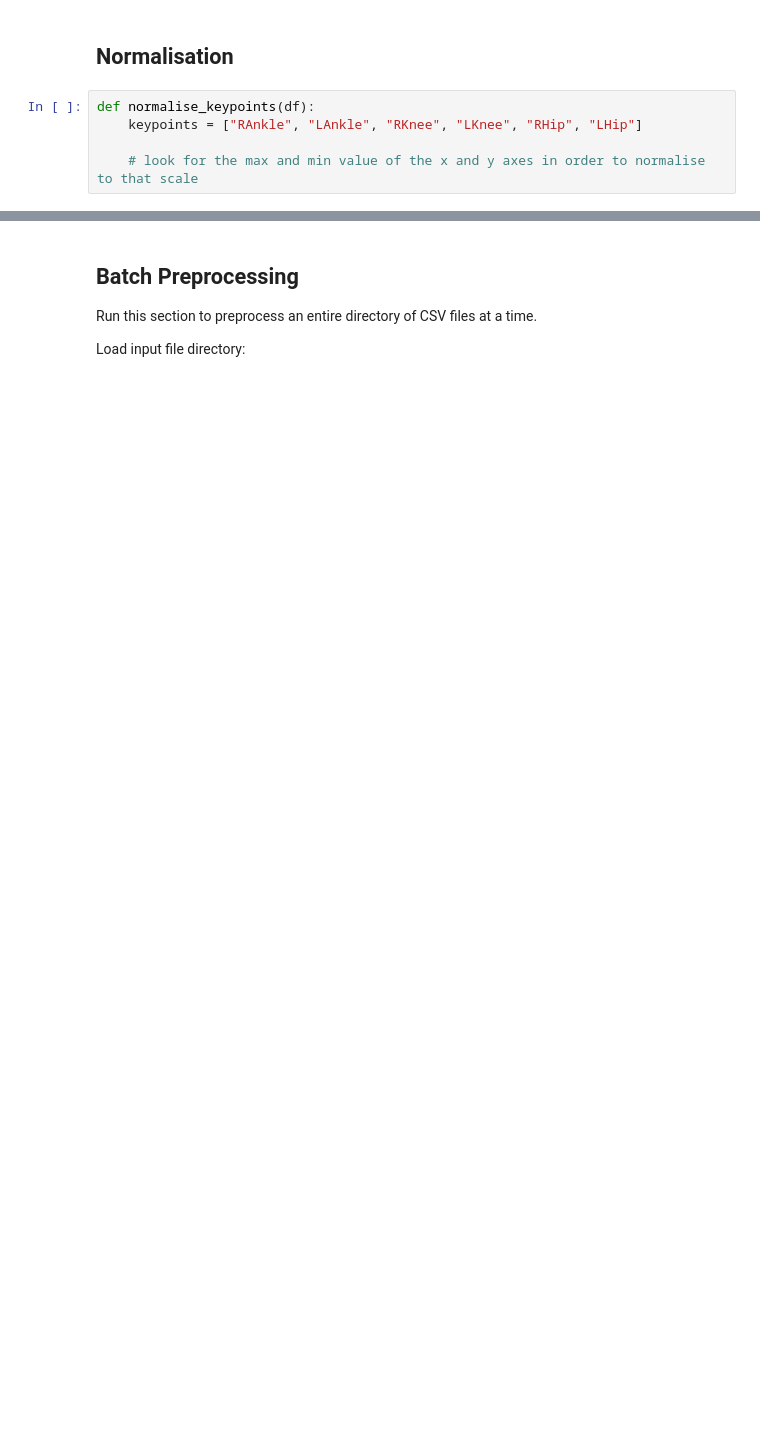
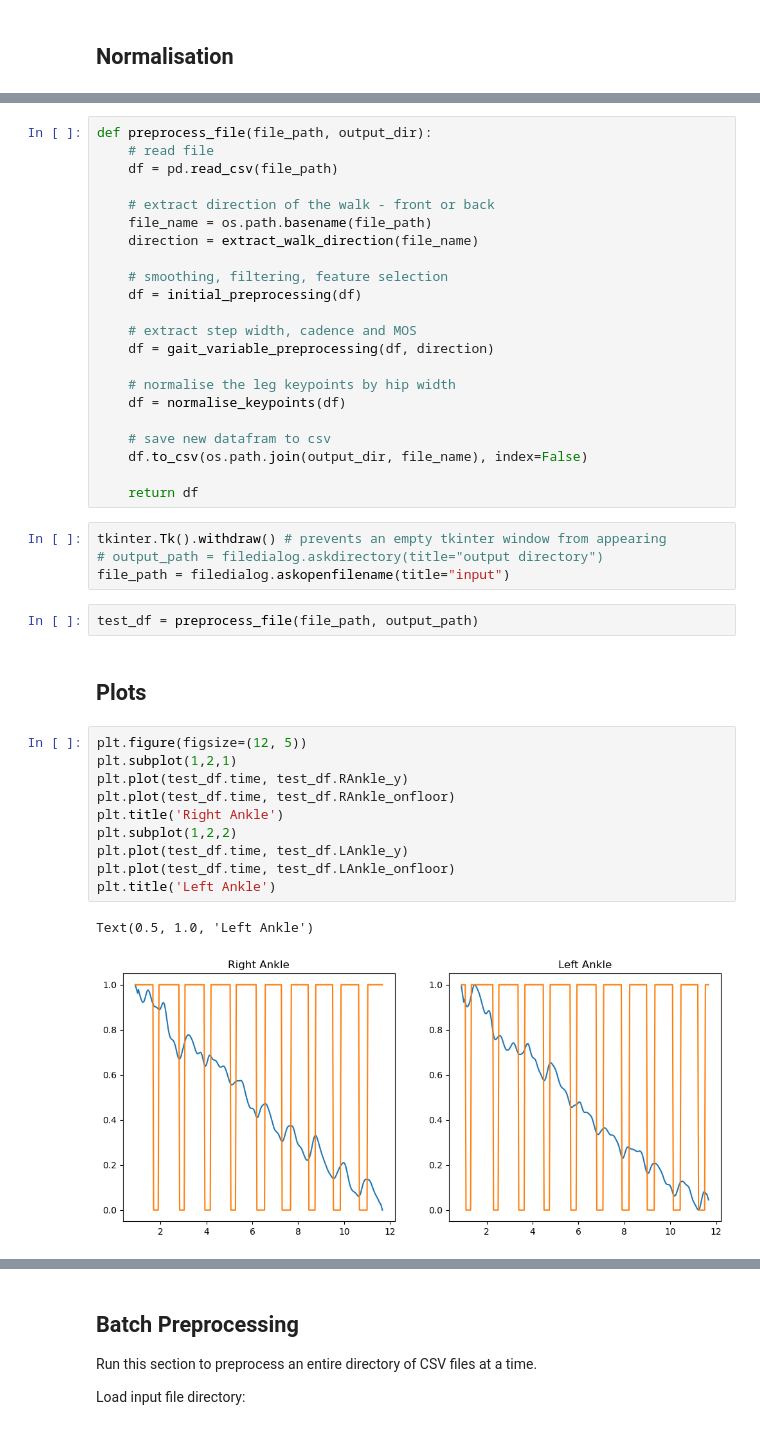
Before and after one commit to GalJackson/Gait-Classification, a Jupyter notebook: preprocessing.ipynb, the cells around one changed output, grey strips where cells are left out. Drawn from its saved outputs; the diff is of its cells as text; blank space fills up the shorter version.

```diff
--- a/preprocessing.ipynb
+++ b/preprocessing.ipynb
@@ -289,8 +317,3 @@ def gait_variable_preprocessing(df, direction):
     return df
 # %% [markdown]
 ## Normalisation
-# %%
-def normalise_keypoints(df):
-    keypoints = ["RAnkle", "LAnkle", "RKnee", "LKnee", "RHip", "LHip"]
-
-    # look for the max and min value of the x and y axes in order to normalise to that scale
@@ -296,0 +345,43 @@ def normalise_keypoints(df):
+# %%
+def preprocess_file(file_path, output_dir):
+    # read file
+    df = pd.read_csv(file_path)
+
+    # extract direction of the walk - front or back
+    file_name = os.path.basename(file_path)
+    direction = extract_walk_direction(file_name)
+
+    # smoothing, filtering, feature selection
+    df = initial_preprocessing(df)
+
+    # extract step width, cadence and MOS
+    df = gait_variable_preprocessing(df, direction)
+
+    # normalise the leg keypoints by hip width
+    df = normalise_keypoints(df)
+
+    # save new datafram to csv
+    df.to_csv(os.path.join(output_dir, file_name), index=False)
+
+    return df
+# %%
+tkinter.Tk().withdraw() # prevents an empty tkinter window from appearing
+# output_path = filedialog.askdirectory(title="output directory")
+file_path = filedialog.askopenfilename(title="input")
+# %%
+test_df = preprocess_file(file_path, output_path)
+# %% [markdown]
+## Plots
+# %%
+plt.figure(figsize=(12, 5))
+plt.subplot(1,2,1)
+plt.plot(test_df.time, test_df.RAnkle_y)
+plt.plot(test_df.time, test_df.RAnkle_onfloor)
+plt.title('Right Ankle')
+plt.subplot(1,2,2)
+plt.plot(test_df.time, test_df.LAnkle_y)
+plt.plot(test_df.time, test_df.LAnkle_onfloor)
+plt.title('Left Ankle')
+# %% [output]
+Text(0.5, 1.0, 'Left Ankle')
+[figure, added]
```
Also changed, not shown: parts of 24 cells of this notebook.
